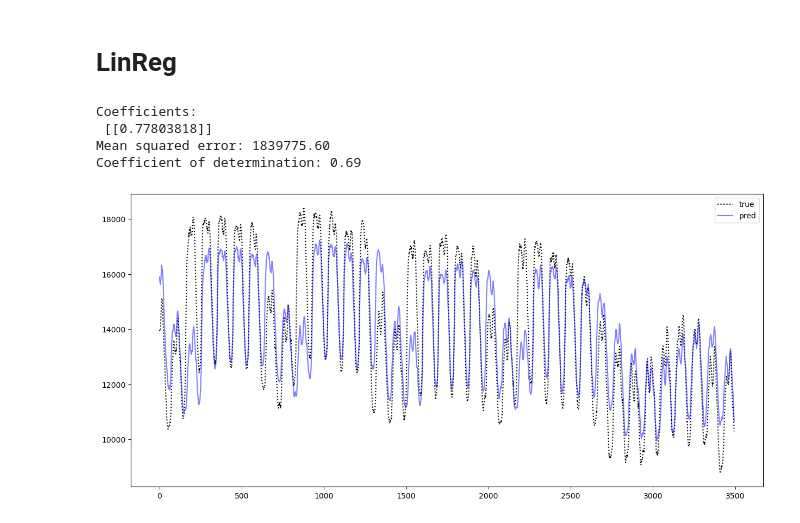
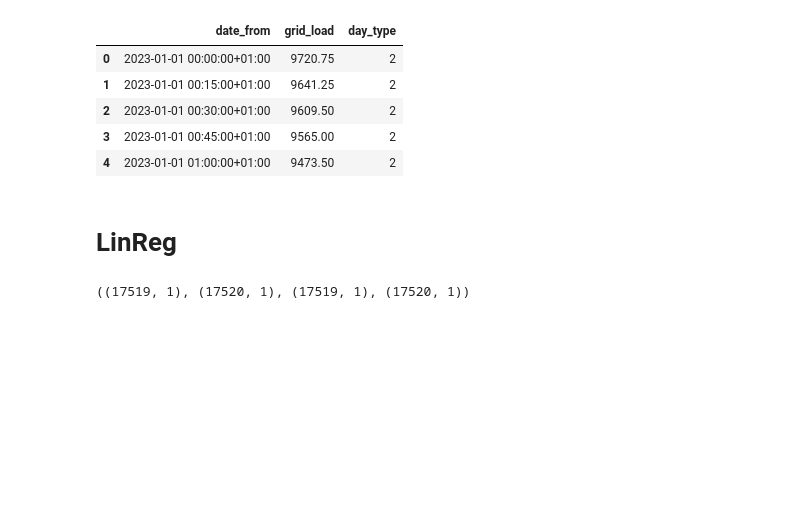
Before and after one commit to MischaDy/electricity-uq, a Jupyter notebook: energy_test.ipynb, the cells around one changed output. Saved outputs shown, nothing was run; the diff lists cells and outputs as text; code cells hidden in the pictures; blank space fills up the shorter version.

```diff
--- a/energy_test.ipynb
+++ b/energy_test.ipynb
@@ -46,3 +48,32 @@ df.head()
 # strange_dsts = list(map(is_dst, df['date_to']))
 # strange_idx2 = strange_dsts.index(False)
 # nth(df['date_to'], strange_idx2)
+# %%
+from holidays.utils import country_holidays
+
+
+# === categorize days ===
+
+german_holidays = country_holidays('DE', years=YEARS)
+holiday_dates = set(german_holidays.keys())
+
+def get_day_type(timestamp):
+    if timestamp.date() in holiday_dates or timestamp.day_name() == 'Sunday':
+        # holiday/sunday
+        return 2
+    elif timestamp.day_name() == 'Saturday':
+        # saturday
+        return 1
+    else:
+        # workday
+        return 0
+
+df = df.assign(day_type=df.date_from.map(get_day_type))
+df.head()
+# %% [output]
+|  | date_from | grid_load | day_type |
+| 0 | 2023-01-01 00:00:00+01:00 | 9720.75 | 2 |
+| 1 | 2023-01-01 00:15:00+01:00 | 9641.25 | 2 |
+| 2 | 2023-01-01 00:30:00+01:00 | 9609.50 | 2 |
+| 3 | 2023-01-01 00:45:00+01:00 | 9565.00 | 2 |
+| 4 | 2023-01-01 01:00:00+01:00 | 9473.50 | 2 |
@@ -57,51 +91,16 @@ import matplotlib.pyplot as plt
 import numpy as np
 from sklearn.model_selection import train_test_split
 
+
 # prepare data
 
-n_steps_ahead = 4 * 24  # 1 day ahead
+n_steps_ahead = 1  # 4 * 24  # 1 day ahead
 
-X = np.array(df['grid_load'][:-n_steps_ahead]).reshape(-1, 1)  # (n_samples, n_features)
-y = np.array(df['grid_load'][n_steps_ahead:]).reshape(-1, 1)  # (n_samples, n_targets)
-# X.shape, y.shape
+arr = df['grid_load']
+X = np.array(arr[:-n_steps_ahead]).reshape(-1, 1)  # (n_samples, n_features)
+y = np.array(arr[n_steps_ahead:]).reshape(-1, 1)  # (n_samples, n_targets)
 
-X_train, X_test, y_train, y_test = train_test_split(X, y, test_size=0.1, shuffle=False)
+X_train, X_test, y_train, y_test = train_test_split(X, y, test_size=0.5, shuffle=False)
 X_train.shape, X_test.shape, y_train.shape, y_test.shape
-
-
-# Create linear regression object
-regr = linear_model.LinearRegression()
-
-# Train the model using the training sets
-regr.fit(X_train, y_train)
-
-# Make predictions using the testing set
-y_pred = regr.predict(X_test)
-
-# The coefficients
-print("Coefficients: \n", regr.coef_)
-# The mean squared error
-print("Mean squared error: %.2f" % mean_squared_error(y_test, y_pred))
-# The coefficient of determination: 1 is perfect prediction
-print("Coefficient of determination: %.2f" % r2_score(y_test, y_pred))
-
-x_plot = np.arange(X_test.size)
-
-# Plot outputs
-
-fig, ax = plt.subplots(figsize=(15,7))
-
-plt.plot(x_plot, y_test, color="black", label='true', linestyle='dotted')
-plt.plot(x_plot, y_pred, color="blue", label='pred', alpha=0.5)  # , linewidth=3)
-
-# plt.xticks(())
-# plt.yticks(())
-
-plt.legend()
-plt.show()
 # %% [output]
-Coefficients:
- [[0.77803818]]
-Mean squared error: 1839775.60
-Coefficient of determination: 0.69
+((17519, 1), (17520, 1), (17519, 1), (17520, 1))
-[figure, removed]
```
Also changed, not shown: parts of 5 cells of this notebook.
